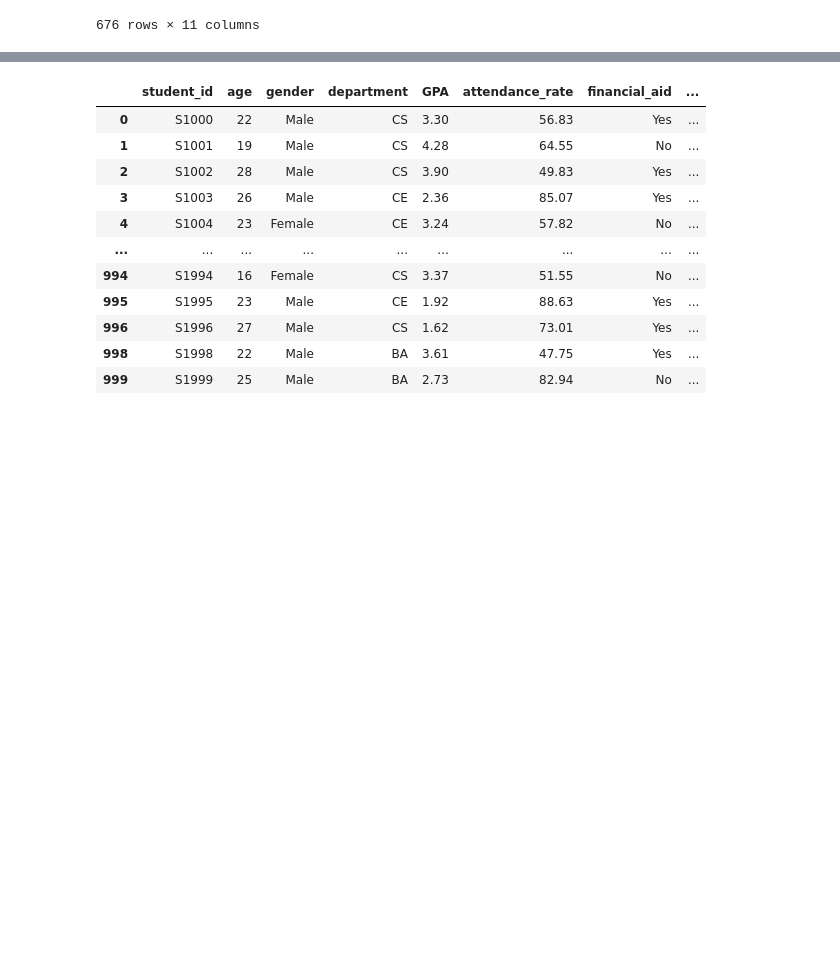
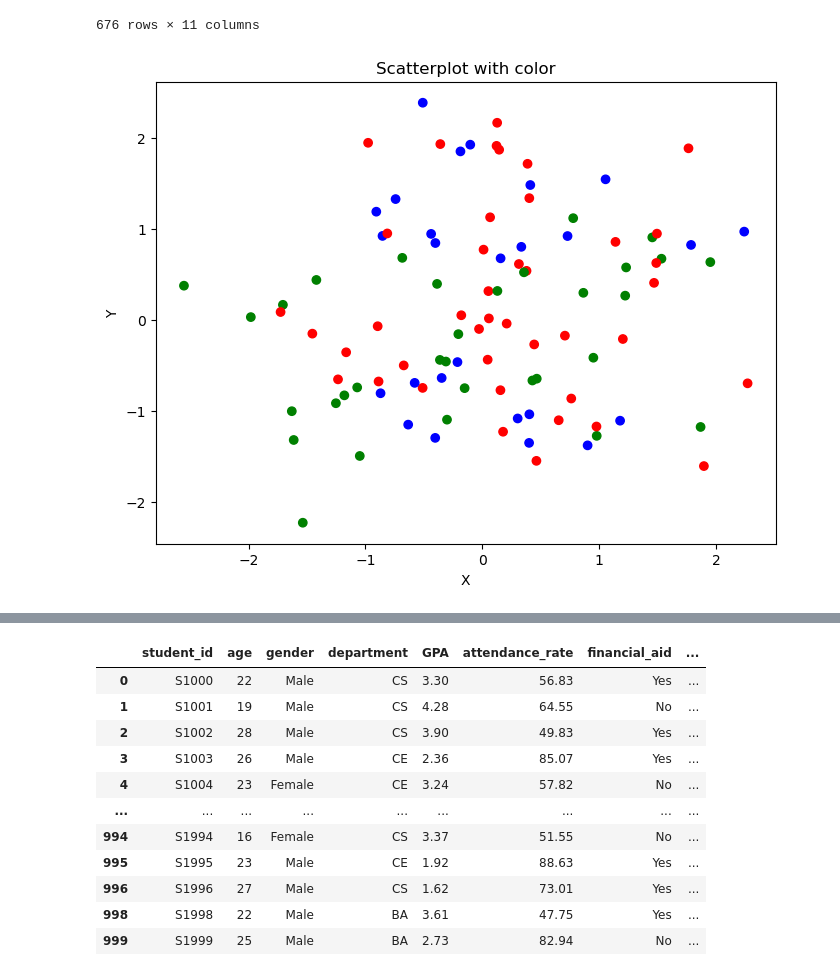
Before and after one commit to rosetech3/DATA-SCIENCE, a Jupyter notebook: DataScience-Assign.ipynb, the cells around one changed output, grey strips where cells are left out. Saved outputs shown, nothing was run; the diff lists cells and outputs as text; code cells hidden in the pictures; blank space fills up the shorter version.

```diff
--- a/DataScience-Assign.ipynb
+++ b/DataScience-Assign.ipynb
@@ -99,0 +162,20 @@ data
+# %%
+np.random.seed(0)
+data2={
+    'X':np.random.randn(100),
+    'Y':np.random.randn(100),
+    'Category':np.random.choice(['A', 'B', 'C'], 100)
+}
+
+df=pd.DataFrame(data2)
+# strimming
+# df['']
+# Scatterplot with color
+plt.figure(figsize=(8, 6))
+plt.scatter(df['X'], df['Y'], c=df['Category'].map({'A':'red', 'B':'green', 'C':'blue'}))
+plt.xlabel('X')
+plt.ylabel('Y')
+plt.title('Scatterplot with color')
+plt.show()
+# %% [output]
+[figure, added]
```
Also changed, not shown: parts of 22 cells of this notebook.
